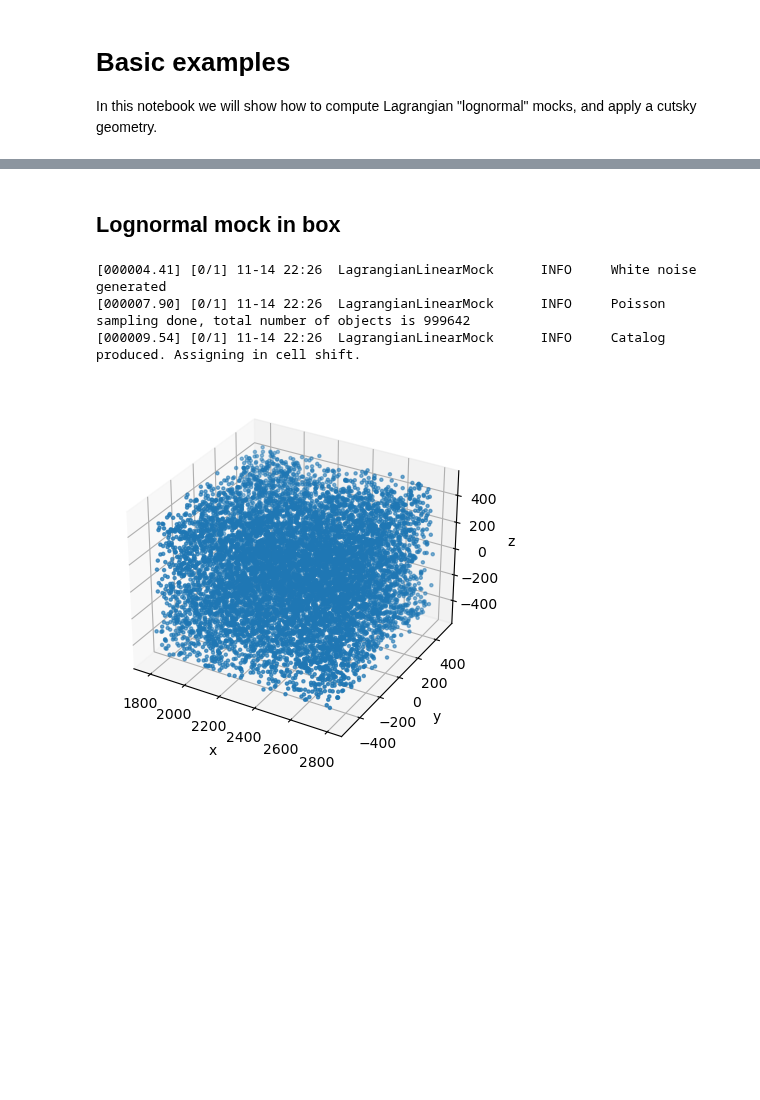
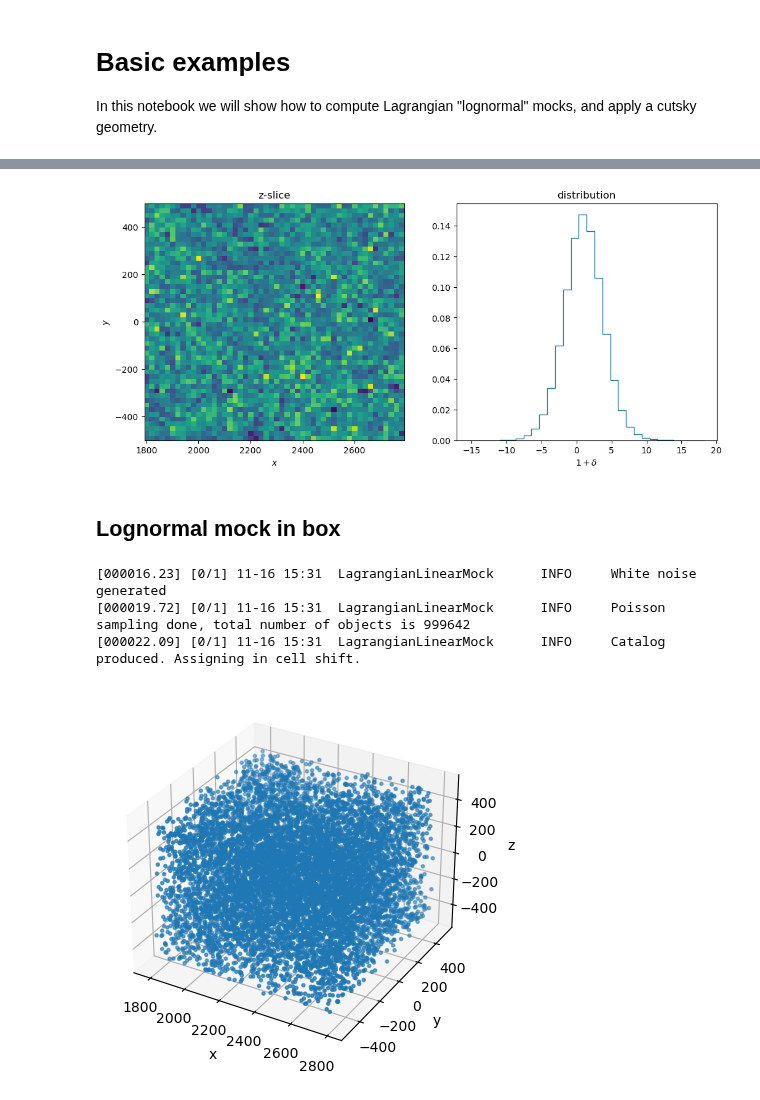
Before and after one commit to cosmodesi/mockfactory, a Jupyter notebook: nb/basic_examples.ipynb, the cells around one changed output, grey strips where cells are left out. Drawn from its saved outputs; the diff is of its cells as text; code cells hidden in the pictures; blank space fills up the shorter version.

```diff
--- a/nb/basic_examples.ipynb
+++ b/nb/basic_examples.ipynb
@@ -20,8 +51,27 @@ power = cosmo.get_fourier().pk_interpolator().to_1d(z=z)
+# %%
+# We've got data, now turn to randoms
+from mockfactory.make_survey import RandomBoxCatalog
+data = RandomBoxCatalog(nbar=nbar, boxsize=size, boxcenter=boxcenter, seed=44)
+randoms = RandomBoxCatalog(nbar=4.*nbar, boxsize=size, boxcenter=boxcenter, seed=45)
+
+data['Weight'] = mock.readout(data['Position'], field='delta', resampler='cic', compensate=True) + 1.
+fig, lax = plt.subplots(nrows=1, ncols=2, figsize=(12,5))
+lax = lax.flatten()
+width = 30
+mask = (data['Position'][...,2] >= mock.boxsize[2]/2 - width) & (data['Position'][...,2] <= mock.boxsize[2]/2 + width)
+lax[0].set_title('z-slice')
+lax[0].hist2d(data['Position'][mask,0], data['Position'][mask,1], weights=data['Weight'][mask], bins=50)
+lax[0].set_xlabel('$x$')
+lax[0].set_ylabel('$y$')
+lax[1].set_title('distribution')
+lax[1].hist(data['Weight'], bins=30, density=True, histtype='step')
+lax[1].set_xlabel(r'$1 + \delta$')
+plt.show()
+# %% [output]
+[figure, added]
 # %% [markdown]
 ## Lognormal mock in box
 # %%
-dist = cosmo.comoving_radial_distance(z)
-f = cosmo.sigma8_z(z=z,of='theta_cb')/cosmo.sigma8_z(z=z,of='delta_cb') # growth rate
 bias, nbar, nmesh, size = 2.0, 1e-3, 256, 1000.
 boxcenter = [dist, 0, 0]
 mock = LagrangianLinearMock(power, nmesh=nmesh, boxsize=size, boxcenter=boxcenter, seed=42, unitary_amplitude=False)
@@ -36,9 +86,9 @@ data = mock.to_catalog()
 from mockfactory.make_survey import RandomBoxCatalog
 randoms = RandomBoxCatalog(nbar=4.*nbar, boxsize=size, seed=44)
 # %% [output]
-[000004.41] [0/1] 11-14 22:26  LagrangianLinearMock      INFO     White noise generated
-[000007.90] [0/1] 11-14 22:26  LagrangianLinearMock      INFO     Poisson sampling done, total number of objects is 999642
-[000009.54] [0/1] 11-14 22:26  LagrangianLinearMock      INFO     Catalog produced. Assigning in cell shift.
+[000016.23] [0/1] 11-16 15:31  LagrangianLinearMock      INFO     White noise generated
+[000019.72] [0/1] 11-16 15:31  LagrangianLinearMock      INFO     Poisson sampling done, total number of objects is 999642
+[000022.09] [0/1] 11-16 15:31  LagrangianLinearMock      INFO     Catalog produced. Assigning in cell shift.
 # %%
 fig = plt.figure()
 ax = fig.add_subplot(projection='3d')
```
Also changed, not shown: parts of 7 cells of this notebook, 2 other files.
